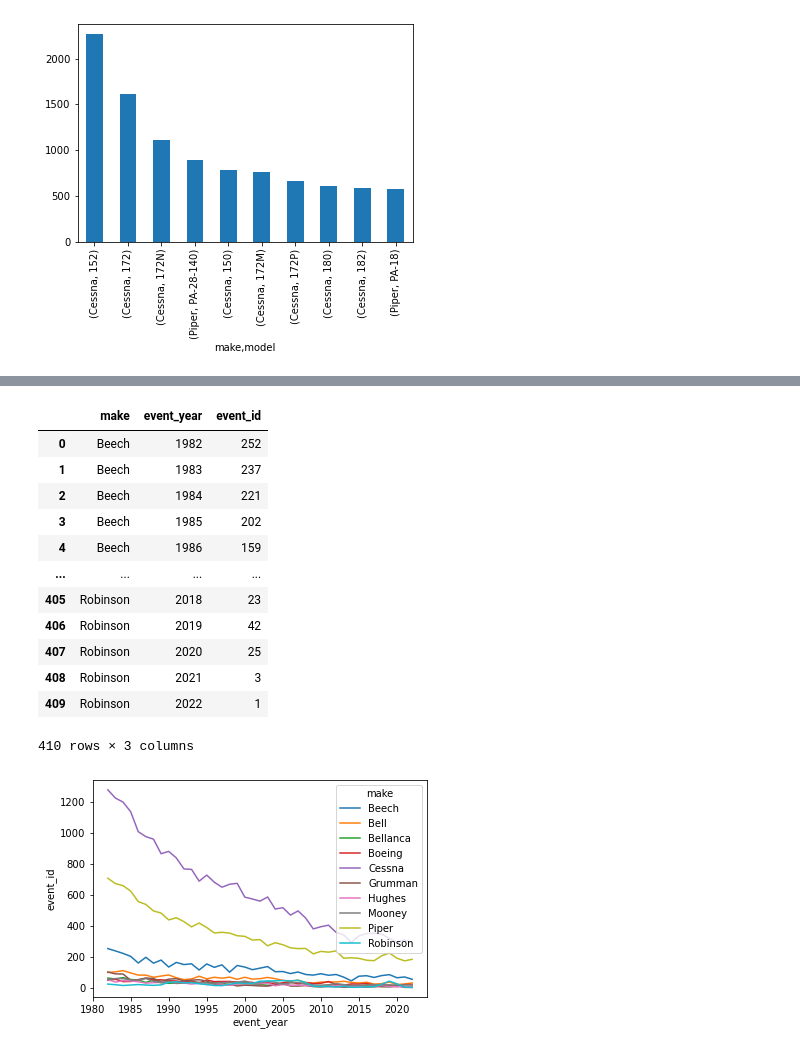
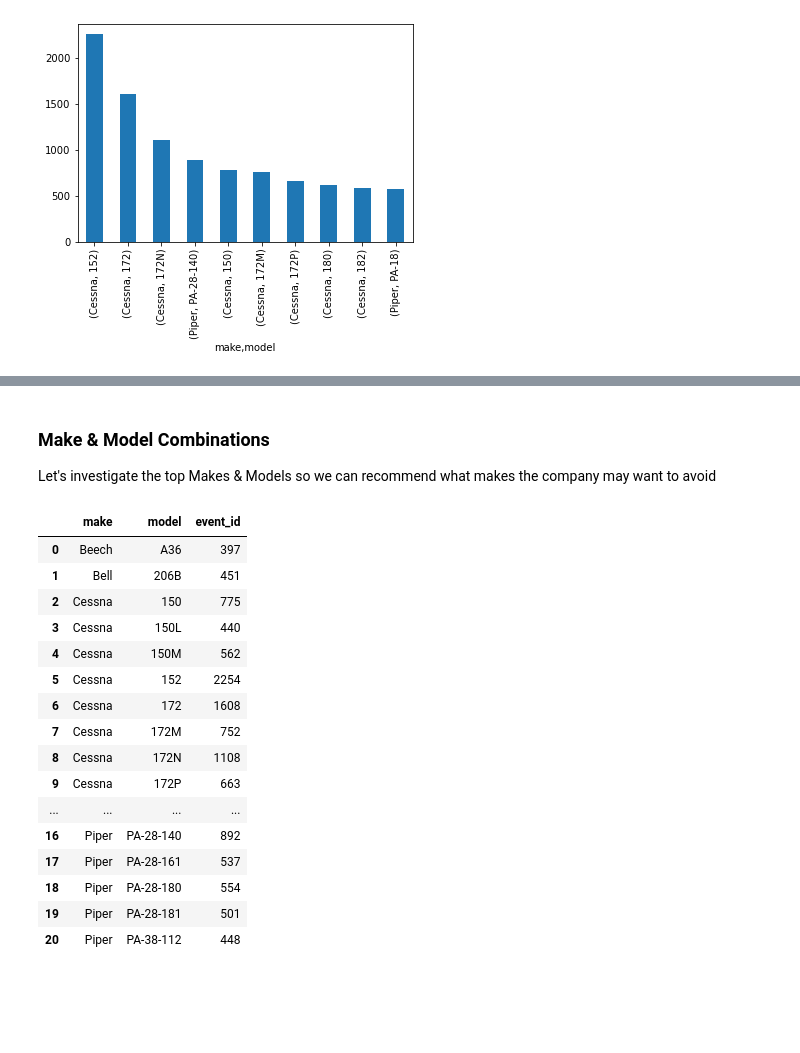
Before and after one commit to jamesleemeredith/aircraft-risk-analysis, a Jupyter notebook: code_package/eda_notebook.ipynb, the cells around one changed output, grey strips where cells are left out. Drawn from its saved outputs; the diff is of its cells as text; code cells hidden in the pictures; blank space fills up the shorter version.

```diff
--- a/code_package/eda_notebook.ipynb
+++ b/code_package/eda_notebook.ipynb
@@ -125,4 +212,4 @@ df
 # %%
-top_makes_list = df['make'].value_counts().nlargest(10).index.tolist()
+top_makes_list = df['make'].value_counts().nlargest(4).index.tolist()
 top_makes_list
 # %% [output]
@@ -217,22 +339,25 @@ sns.lineplot(data=data);
+# %% [markdown]
+### Make & Model Combinations
+Let's investigate the top Makes & Models so we can recommend what makes the company may want to avoid
 # %%
-data = df[top_makes_filter].groupby(['make', 'event_year']).count().reset_index()
-data[['make', 'event_year', 'event_id']]
+# First let's pull the data
+data = df[top_makes_filter & top_models_filter].groupby(['make','model'])['event_id'].count().reset_index()
+data
 # %% [output]
-|  | make | event_year | event_id |
-| 0 | Beech | 1982 | 252 |
-| 1 | Beech | 1983 | 237 |
-| 2 | Beech | 1984 | 221 |
-| 3 | Beech | 1985 | 202 |
-| 4 | Beech | 1986 | 159 |
+|  | make | model | event_id |
+| 0 | Beech | A36 | 397 |
+| 1 | Bell | 206B | 451 |
+| 2 | Cessna | 150 | 775 |
+| 3 | Cessna | 150L | 440 |
+| 4 | Cessna | 150M | 562 |
+| 5 | Cessna | 152 | 2254 |
+| 6 | Cessna | 172 | 1608 |
+| 7 | Cessna | 172M | 752 |
+| 8 | Cessna | 172N | 1108 |
+| 9 | Cessna | 172P | 663 |
 | ... | ... | ... | ... |
-| 405 | Robinson | 2018 | 23 |
-| 406 | Robinson | 2019 | 42 |
-| 407 | Robinson | 2020 | 25 |
-| 408 | Robinson | 2021 | 3 |
-| 409 | Robinson | 2022 | 1 |
+| 16 | Piper | PA-28-140 | 892 |
+| 17 | Piper | PA-28-161 | 537 |
+| 18 | Piper | PA-28-180 | 554 |
+| 19 | Piper | PA-28-181 | 501 |
+| 20 | Piper | PA-38-112 | 448 |
-410 rows × 3 columns
-# %%
-# Accidents over time for top makes
-g = sns.lineplot(data=data, x="event_year", y="event_id", hue="make")
-# %% [output]
-[figure, removed]
```
Also changed, not shown: parts of 60 cells of this notebook, 7 other files.
